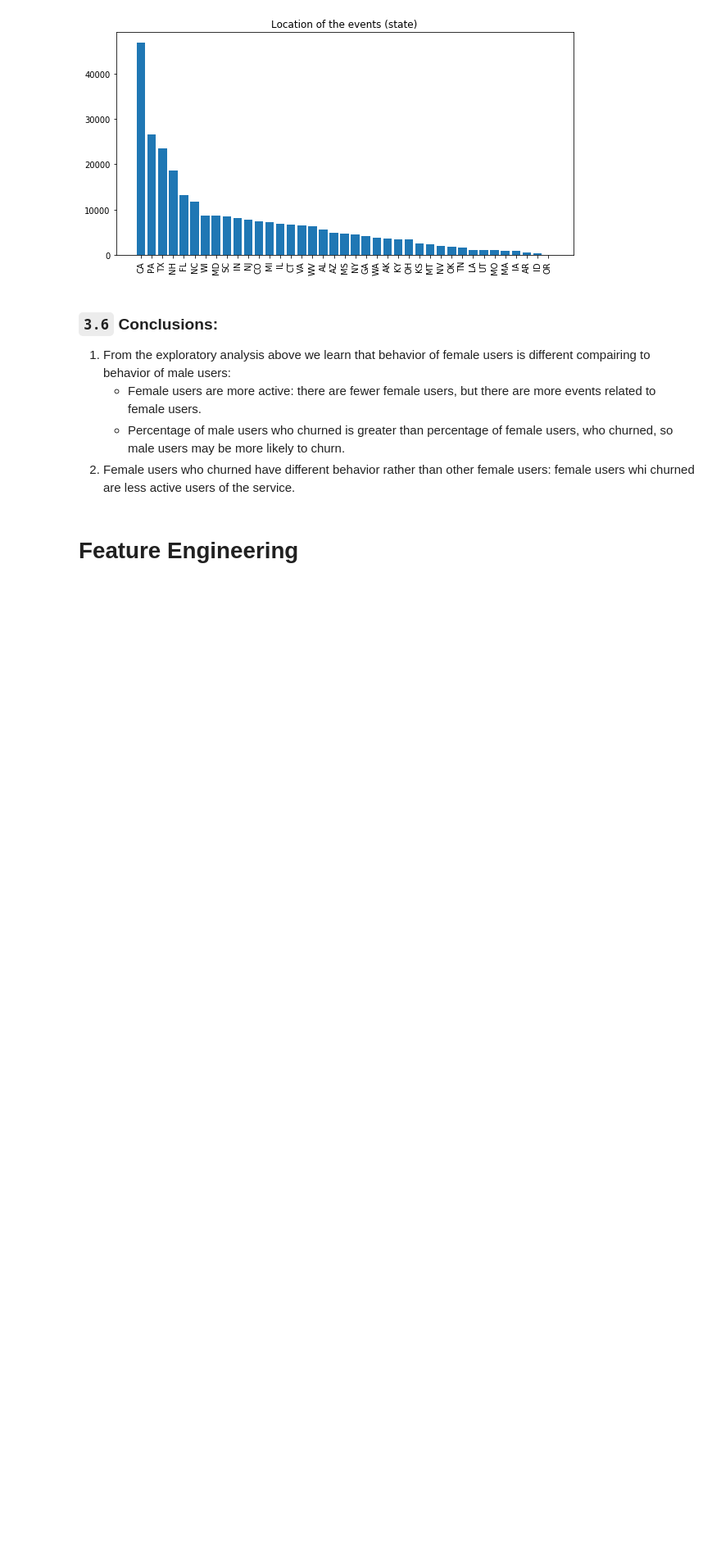
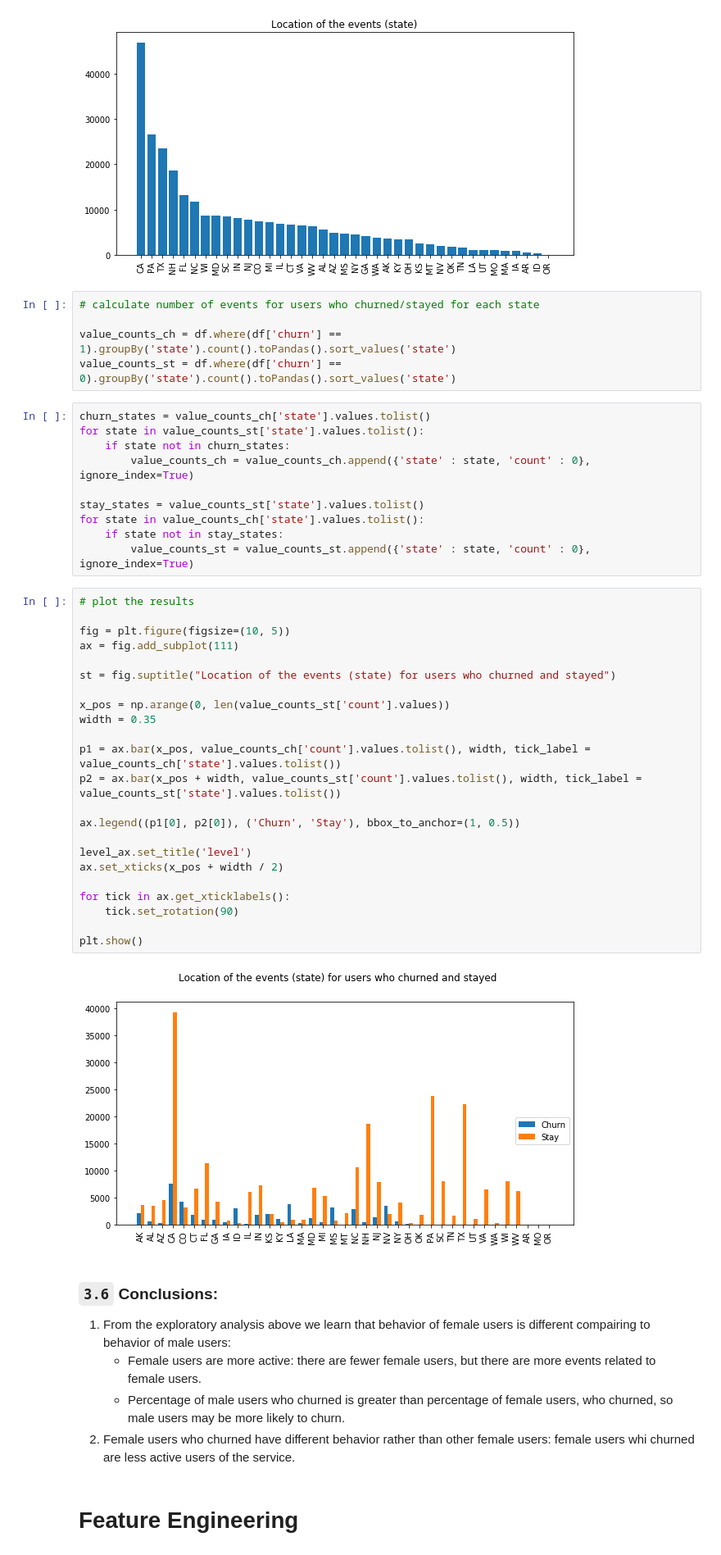
Before and after one commit to Lexie88rus/Udacity-DSND-Capstone-Data-Analysis-with-Spark, a Jupyter notebook: Sparkify.ipynb, the cells around one changed output. Shown at 82% size. Saved outputs shown, nothing was run; the diff lists cells and outputs as text; blank space fills up the shorter version.

```diff
--- a/Sparkify.ipynb
+++ b/Sparkify.ipynb
@@ -674,6 +675,46 @@ for tick in ax.get_xticklabels():
 plt.show()
 # %% [output]
 [figure]
+# %%
+# calculate number of events for users who churned/stayed for each state
+
+value_counts_ch = df.where(df['churn'] == 1).groupBy('state').count().toPandas().sort_values('state')
+value_counts_st = df.where(df['churn'] == 0).groupBy('state').count().toPandas().sort_values('state')
+# %%
+churn_states = value_counts_ch['state'].values.tolist()
+for state in value_counts_st['state'].values.tolist():
+    if state not in churn_states:
+        value_counts_ch = value_counts_ch.append({'state' : state, 'count' : 0}, ignore_index=True)
+
+stay_states = value_counts_st['state'].values.tolist()
+for state in value_counts_ch['state'].values.tolist():
+    if state not in stay_states:
+        value_counts_st = value_counts_st.append({'state' : state, 'count' : 0}, ignore_index=True)
+# %%
+# plot the results
+
+fig = plt.figure(figsize=(10, 5))
+ax = fig.add_subplot(111)
+
+st = fig.suptitle("Location of the events (state) for users who churned and stayed")
+
+x_pos = np.arange(0, len(value_counts_st['count'].values))
+width = 0.35
+
+p1 = ax.bar(x_pos, value_counts_ch['count'].values.tolist(), width, tick_label = value_counts_ch['state'].values.tolist())
+p2 = ax.bar(x_pos + width, value_counts_st['count'].values.tolist(), width, tick_label = value_counts_st['state'].values.tolist())
+
+ax.legend((p1[0], p2[0]), ('Churn', 'Stay'), bbox_to_anchor=(1, 0.5))
+
+level_ax.set_title('level')
+ax.set_xticks(x_pos + width / 2)
+
+for tick in ax.get_xticklabels():
+    tick.set_rotation(90)
+
+plt.show()
+# %% [output]
+[figure, added]
 # %% [markdown]
 ### `3.6` __Conclusions__:
 1. From the exploratory analysis above we learn that behavior of female users is different compairing to behavior of male users:
```
Also changed, not shown: parts of 37 cells of this notebook.
